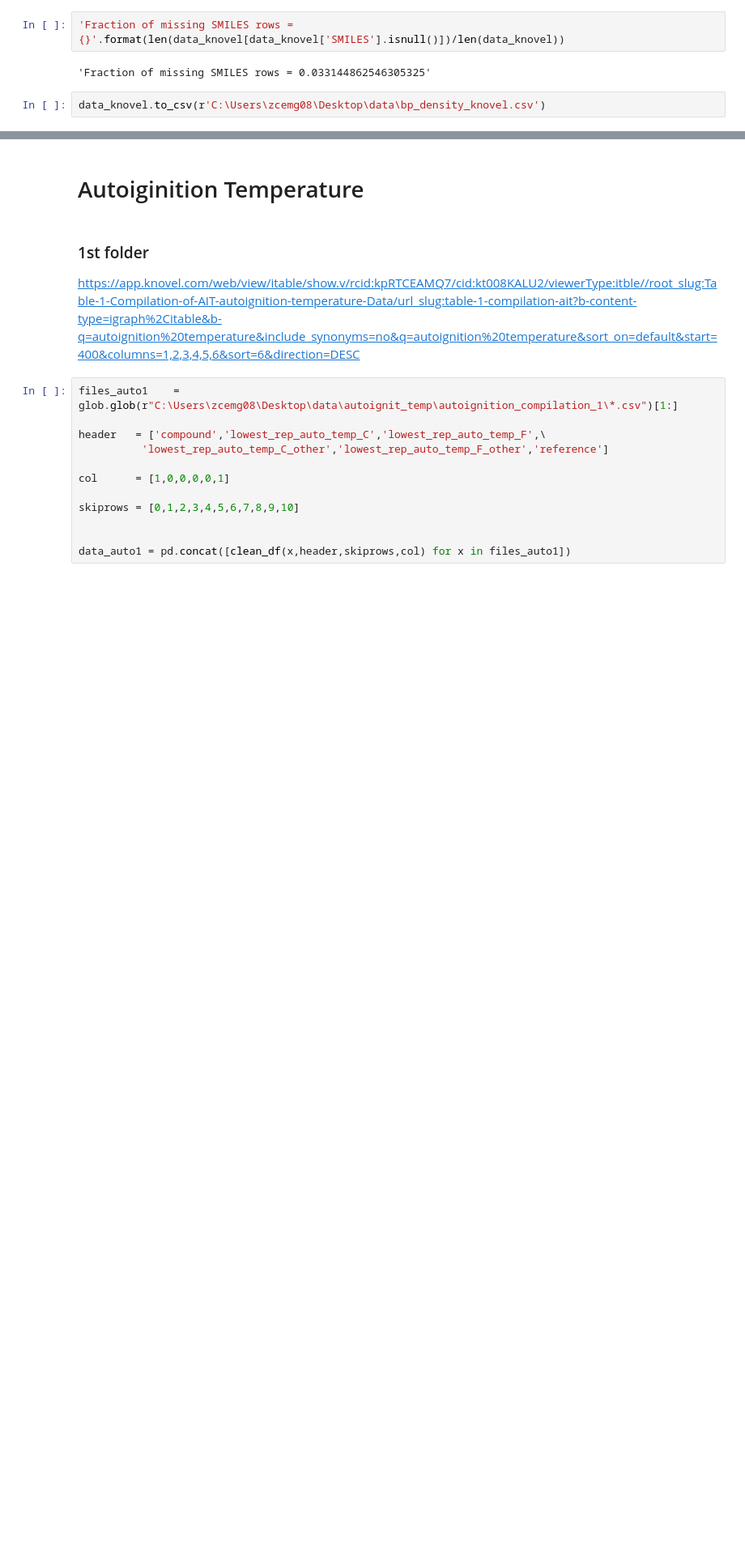
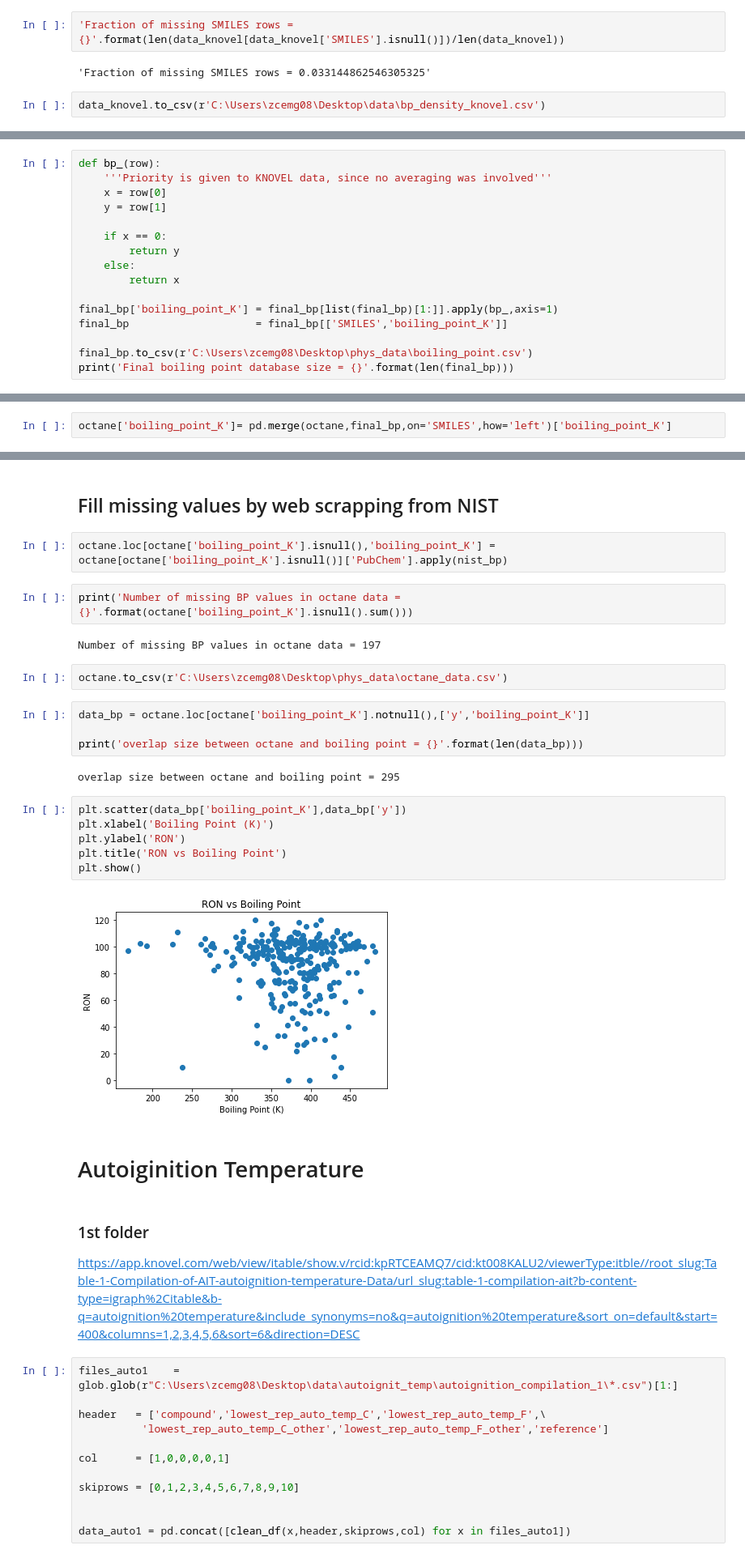
Before and after one commit to SergeyAnufriev/biofuels, a Jupyter notebook: Octane_and_phys_prop.ipynb, the cells around one changed output, grey strips where cells are left out. Shown at 81% size. Saved outputs shown, nothing was run; the diff lists cells and outputs as text; blank space fills up the shorter version.

```diff
--- a/Octane_and_phys_prop.ipynb
+++ b/Octane_and_phys_prop.ipynb
@@ -163,0 +400,16 @@ data_knovel.to_csv(r'C:\Users\zcemg08\Desktop\data\bp_density_knovel.csv')
+# %%
+def bp_(row):
+    '''Priority is given to KNOVEL data, since no averaging was involved'''
+    x = row[0]
+    y = row[1]
+
+    if x == 0:
+        return y
+    else:
+        return x
+
+final_bp['boiling_point_K'] = final_bp[list(final_bp)[1:]].apply(bp_,axis=1)
+final_bp                    = final_bp[['SMILES','boiling_point_K']]
+
+final_bp.to_csv(r'C:\Users\zcemg08\Desktop\phys_data\boiling_point.csv')
+print('Final boiling point database size = {}'.format(len(final_bp)))
@@ -163,0 +456,2 @@ data_knovel.to_csv(r'C:\Users\zcemg08\Desktop\data\bp_density_knovel.csv')
+# %%
+octane['boiling_point_K']= pd.merge(octane,final_bp,on='SMILES',how='left')['boiling_point_K']
@@ -164,3 +462,27 @@ data_knovel.to_csv(r'C:\Users\zcemg08\Desktop\data\bp_density_knovel.csv')
+# %% [markdown]
+## Fill missing values by web scrapping from NIST
+# %%
+octane.loc[octane['boiling_point_K'].isnull(),'boiling_point_K'] = octane[octane['boiling_point_K'].isnull()]['PubChem'].apply(nist_bp)
+# %%
+print('Number of missing BP values in octane data = {}'.format(octane['boiling_point_K'].isnull().sum()))
+# %% [output]
+Number of missing BP values in octane data = 197
+# %%
+octane.to_csv(r'C:\Users\zcemg08\Desktop\phys_data\octane_data.csv')
+# %%
+data_bp = octane.loc[octane['boiling_point_K'].notnull(),['y','boiling_point_K']]
+
+print('overlap size between octane and boiling point = {}'.format(len(data_bp)))
+# %% [output]
+overlap size between octane and boiling point = 295
+# %%
+plt.scatter(data_bp['boiling_point_K'],data_bp['y'])
+plt.xlabel('Boiling Point (K)')
+plt.ylabel('RON')
+plt.title('RON vs Boiling Point')
+plt.show()
+# %% [output]
+[figure, added]
 # %% [markdown]
 # Autoiginition Temperature
 # %% [markdown]
```
Also changed, not shown: parts of 170 cells of this notebook, 2 other files.
